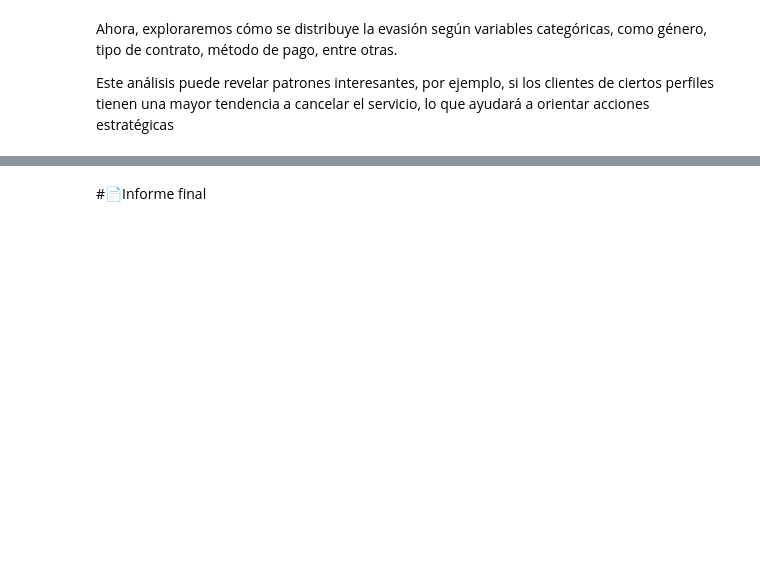
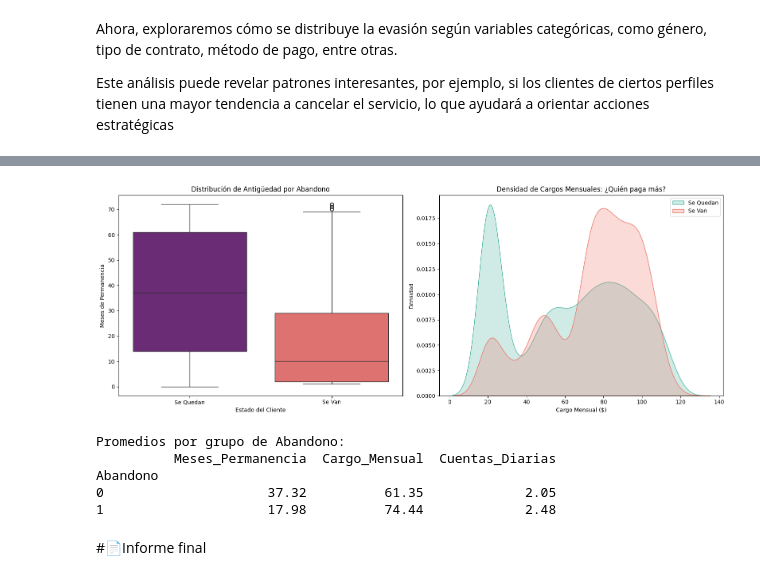
Before and after one commit to ferneysua123-dot/Desafio_TelecomX, a Jupyter notebook: TelecomX_LATAM.ipynb, the cells around one changed output, grey strips where cells are left out. Saved outputs shown, nothing was run; the diff lists cells and outputs as text; code cells hidden in the pictures; blank space fills up the shorter version.

```diff
--- a/TelecomX_LATAM.ipynb
+++ b/TelecomX_LATAM.ipynb
@@ -374,2 +426,38 @@ Este análisis puede revelar patrones interesantes, por ejemplo, si los clientes
+# %%
+# 1. Configuramos la figura para ver dos comparaciones clave
+plt.figure(figsize=(16, 6))
+
+# --- GRÁFICO 1: Meses de Permanencia vs Abandono ---
+# Nos dice si la antigüedad influye en la fuga
+plt.subplot(1, 2, 1)
+sns.boxplot(x='Abandono', y='Meses_Permanencia', data=df, hue='Abandono', palette='magma', legend=False)
+plt.title('Distribución de Antigüedad por Abandono')
+plt.xticks([0, 1], ['Se Quedan', 'Se Van'])
+plt.xlabel('Estado del Cliente')
+plt.ylabel('Meses de Permanencia')
+
+# --- GRÁFICO 2: Cargo Mensual vs Abandono ---
+# Nos dice si los precios altos empujan a la gente a irse
+plt.subplot(1, 2, 2)
+sns.kdeplot(df[df['Abandono'] == 0]['Cargo_Mensual'], label='Se Quedan', fill=True, color='#45B39D')
+sns.kdeplot(df[df['Abandono'] == 1]['Cargo_Mensual'], label='Se Van', fill=True, color='#EC7063')
+plt.title('Densidad de Cargos Mensuales: ¿Quién paga más?')
+plt.xlabel('Cargo Mensual ($)')
+plt.ylabel('Densidad')
+plt.legend()
+
+plt.tight_layout()
+plt.show()
+
+# 3. Resumen numérico para confirmar los gráficos
+print("Promedios por grupo de Abandono:")
+print(df.groupby('Abandono')[['Meses_Permanencia', 'Cargo_Mensual', 'Cuentas_Diarias']].mean().round(2))
+# %% [output]
+[figure, added]
+Promedios por grupo de Abandono:
+          Meses_Permanencia  Cargo_Mensual  Cuentas_Diarias
+Abandono
+0                     37.32          61.35             2.05
+1                     17.98          74.44             2.48
 # %% [markdown]
 #📄Informe final
```
Also changed, not shown: parts of 4 cells of this notebook.
